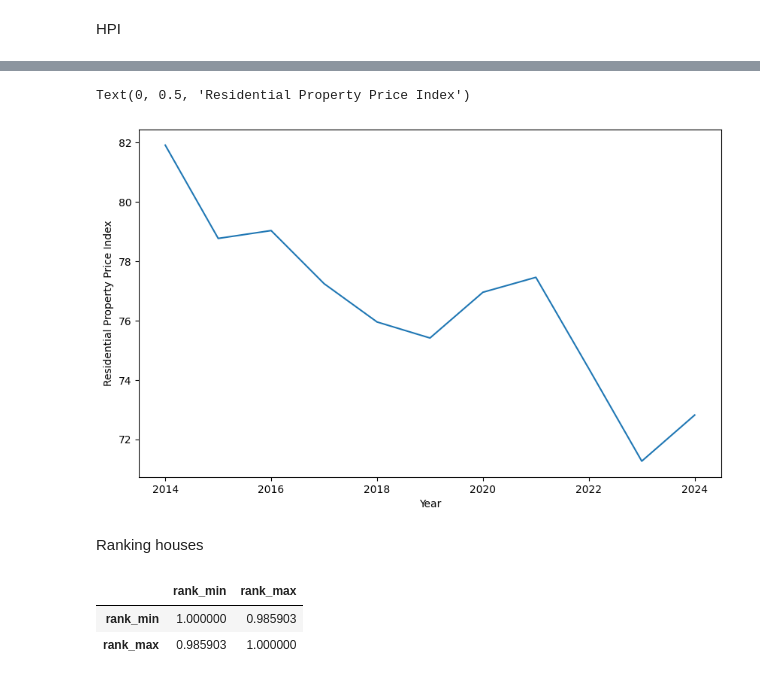
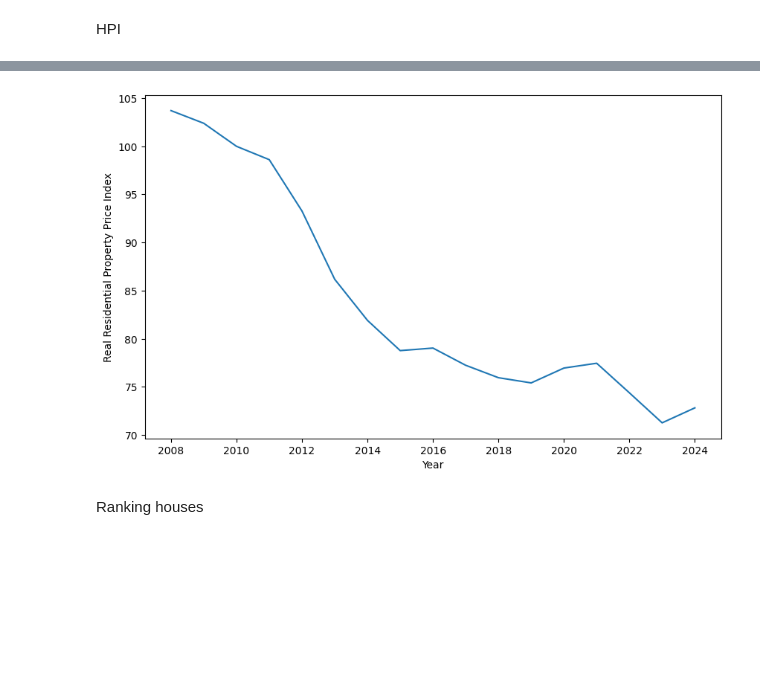
Before and after one commit to FrancescoCorti/Housing_Project, a Jupyter notebook: code/3_0_enginnering.ipynb, the cells around one changed output, grey strips where cells are left out. Drawn from its saved outputs; the diff is of its cells as text; code cells hidden in the pictures; blank space fills up the shorter version.

```diff
--- a/code/3_0_enginnering.ipynb
+++ b/code/3_0_enginnering.ipynb
@@ -144,4 +144,4 @@ df[["price_growth", "cpi_growth"]].corr()
 | price_growth | 1.000000 | -0.471601 |
 | cpi_growth | -0.471601 | 1.000000 |
 # %%
-df_hpi = pd.read_parquet('datasets/macro/hpi.parquet')
+df_real_res = pd.read_parquet('datasets/macro/real_residential_hpi.parquet')
@@ -451,11 +414,16 @@ sns.lineplot(data=df_res[df_res['year'] >= 2014], x='year', y='residential_hpi')
 # %%
 plt.figure(figsize=(10,6))
-sns.lineplot(data=df_hpi[df_hpi['year'] >= 2014], x= 'year', y = 'hpi')
+sns.lineplot(data=df_real_res[df_real_res['year'] >= 2008], x= 'year', y = 'real_residential_hpi')
 plt.xlabel('Year')
-plt.ylabel('Residential Property Price Index')
+plt.ylabel('Real Residential Property Price Index')
+
+plt.savefig(
+    "residential.jpg",
+    dpi=600,                 # publication quality
+    bbox_inches='tight',     # prevents label cutoff
+)
 # %% [output]
-Text(0, 0.5, 'Residential Property Price Index')
-[figure, old version]
+[figure, new version]
 # %% [markdown]
 Ranking houses
 # %%
@@ -491,15 +459,6 @@ ranking_2024_h_max = (
 ranking_2024_h_max[['prov', 'year', 'prov_buy_max_wgt']]
 
 ranking_2024_h_max[['prov', 'year', 'prov_buy_max_wgt']].to_excel('datasets/ranking_2024_max_price.xlsx', index = False)
-# %%
-df_prov['rank_min'] = df_prov.groupby('year')['prov_buy_min_wgt'].rank()
-df_prov['rank_max'] = df_prov.groupby('year')['prov_buy_max_wgt'].rank()
-
-df_prov[['rank_min', 'rank_max']].corr()
-# %% [output]
-|  | rank_min | rank_max |
-| rank_min | 1.000000 | 0.985903 |
-| rank_max | 0.985903 | 1.000000 |
 # %%
 df_prov[[
     'prov_buy_avg_wgt',
```
Also changed, not shown: parts of 13 cells of this notebook, 7 other files.
